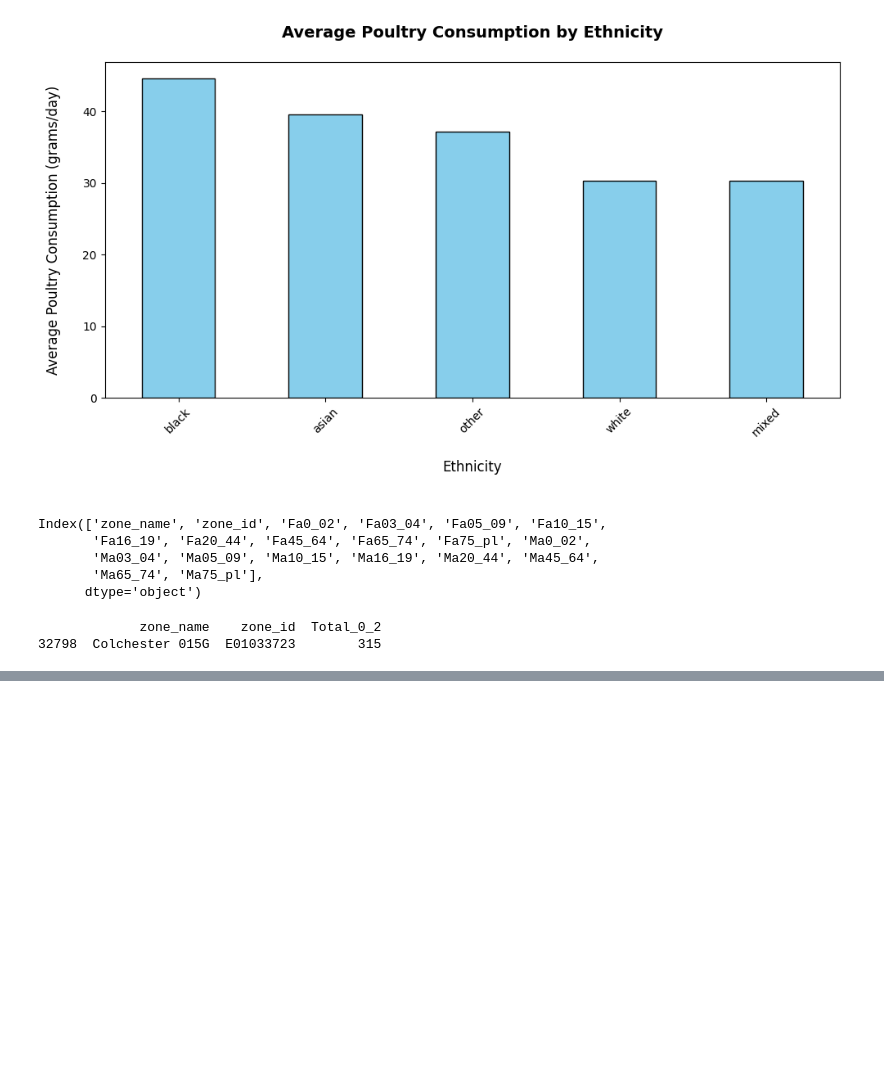
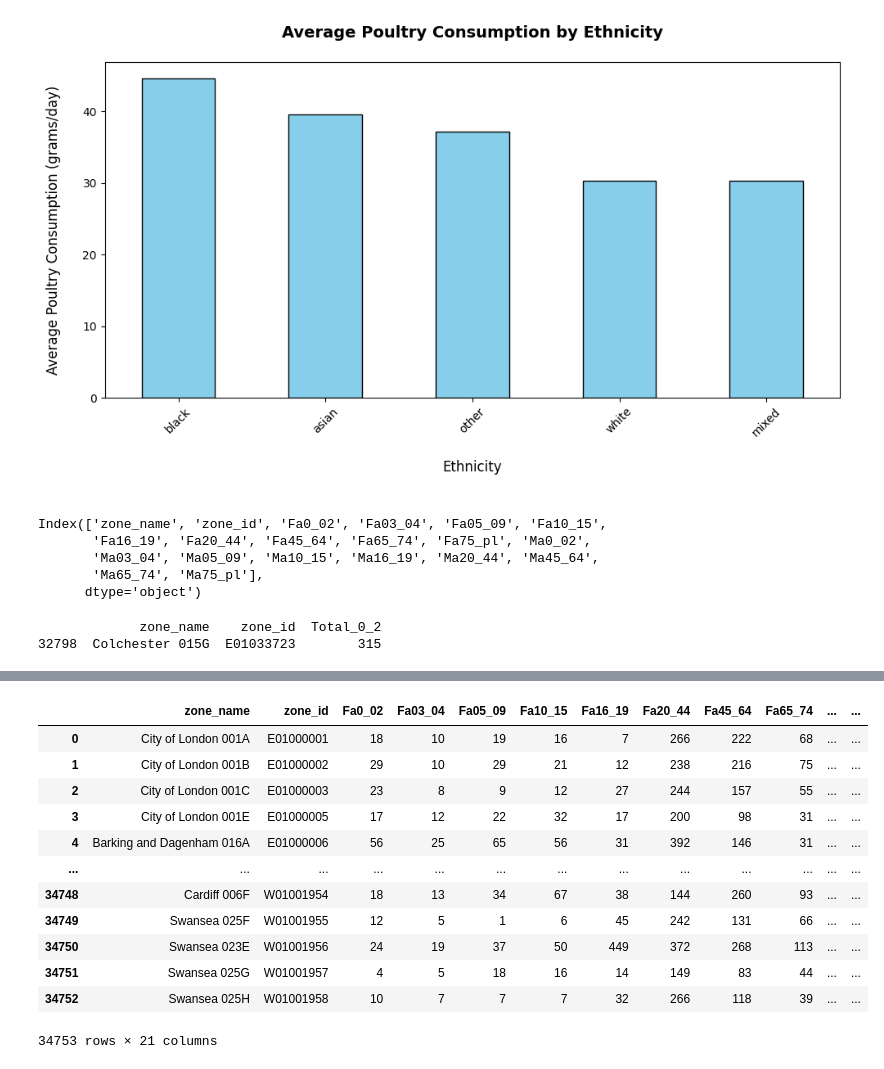
Before and after one commit to ClaudiaTurner/Predictive_Analytics, a Jupyter notebook: Assignment_1_P_Analytics.ipynb, the cells around one changed output, grey strips where cells are left out. Drawn from its saved outputs; the diff is of its cells as text; code cells hidden in the pictures; blank space fills up the shorter version.

```diff
--- a/Assignment_1_P_Analytics.ipynb
+++ b/Assignment_1_P_Analytics.ipynb
@@ -83,3 +133,19 @@ print(highest_babies_zone[['zone_name', 'zone_id', 'Total_0_2']])
+# %%
+Age_Sex
+# %% [output]
+|  | zone_name | zone_id | Fa0_02 | Fa03_04 | Fa05_09 | Fa10_15 | Fa16_19 | Fa20_44 | Fa45_64 | Fa65_74 | ... | ... |
+| 0 | City of London 001A | E01000001 | 18 | 10 | 19 | 16 | 7 | 266 | 222 | 68 | ... | ... |
+| 1 | City of London 001B | E01000002 | 29 | 10 | 29 | 21 | 12 | 238 | 216 | 75 | ... | ... |
+| 2 | City of London 001C | E01000003 | 23 | 8 | 9 | 12 | 27 | 244 | 157 | 55 | ... | ... |
+| 3 | City of London 001E | E01000005 | 17 | 12 | 22 | 32 | 17 | 200 | 98 | 31 | ... | ... |
+| 4 | Barking and Dagenham 016A | E01000006 | 56 | 25 | 65 | 56 | 31 | 392 | 146 | 31 | ... | ... |
+| ... | ... | ... | ... | ... | ... | ... | ... | ... | ... | ... | ... | ... |
+| 34748 | Cardiff 006F | W01001954 | 18 | 13 | 34 | 67 | 38 | 144 | 260 | 93 | ... | ... |
+| 34749 | Swansea 025F | W01001955 | 12 | 5 | 1 | 6 | 45 | 242 | 131 | 66 | ... | ... |
+| 34750 | Swansea 023E | W01001956 | 24 | 19 | 37 | 50 | 449 | 372 | 268 | 113 | ... | ... |
+| 34751 | Swansea 025G | W01001957 | 4 | 5 | 18 | 16 | 14 | 149 | 83 | 44 | ... | ... |
+| 34752 | Swansea 025H | W01001958 | 10 | 7 | 7 | 7 | 32 | 266 | 118 | 39 | ... | ... |
+34753 rows × 21 columns
 # %%
 # Q1.4 Age profile chart
 # 15 Points
```
Also changed, not shown: parts of 6 cells of this notebook.
